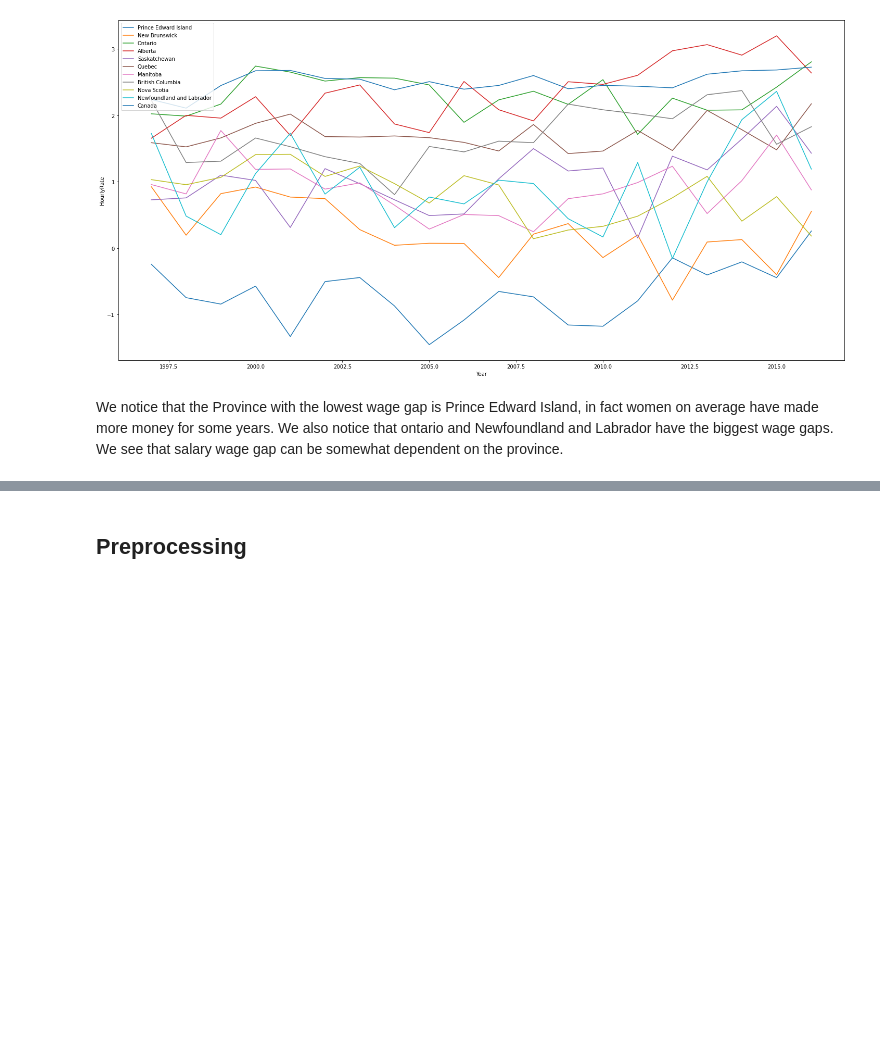
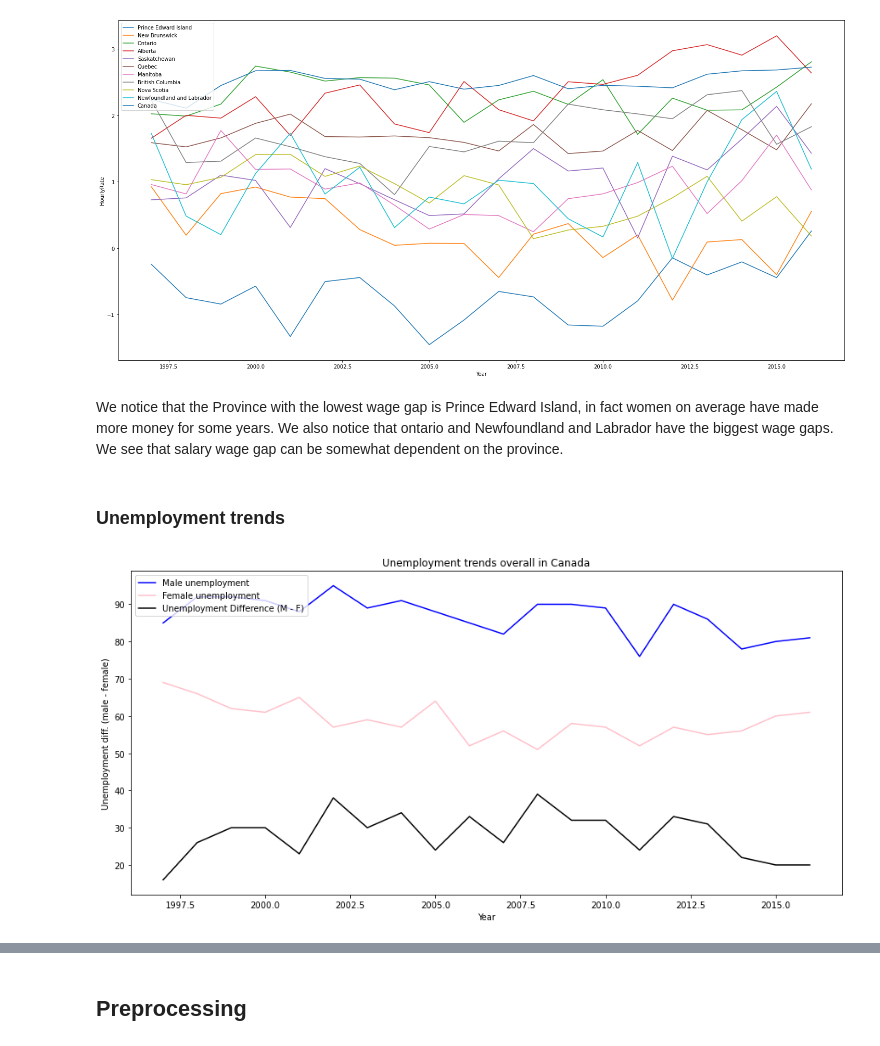
Before and after one commit to cuatro444/Canadian-Wages-Hackathon, a Jupyter notebook: CanadianWages.ipynb, the cells around one changed output, grey strips where cells are left out. Drawn from its saved outputs; the diff is of its cells as text; code cells hidden in the pictures; blank space fills up the shorter version.

Commit message:
Unemployment trends analysis

```diff
--- a/CanadianWages.ipynb
+++ b/CanadianWages.ipynb
@@ -329,3 +245,5 @@ plt.show()
 [figure]
 # %% [markdown]
 We notice that the Province with the lowest wage gap is Prince Edward Island, in fact women on average have made more money for some years. We also notice that ontario and Newfoundland and Labrador have the biggest wage gaps. We see that salary wage gap can be somewhat dependent on the province.
+# %% [markdown]
+### Unemployment trends
@@ -331,0 +254,32 @@ We notice that the Province with the lowest wage gap is Prince Edward Island, in
+# %%
+# Go through the years and observe the difference
+plt.figure(figsize = (15, 7))
+
+years = list(range(1997,2017))
+male_unemply = []
+fem_unemply = []
+difference = []
+for year in years:
+
+    # Find the mean for each
+    male_unemployed = dfUnemployed_maleProv[dfUnemployed_maleProv['Year'] == year].shape[0]
+    female_unemployed = dfUnemployed_femaleProv[dfUnemployed_femaleProv['Year'] == year].shape[0]
+
+    diff = male_unemployed - female_unemployed
+
+    # Look at the diferences
+    male_unemply.append(male_unemployed)
+    fem_unemply.append(female_unemployed)
+    difference.append(diff)
+
+# plot the data
+plt.plot(years, male_unemply, label="Male unemployment", c="blue")
+plt.plot(years, fem_unemply, label="Female unemployment", c="pink")
+plt.plot(years, difference, label="Unemployment Difference (M - F)", c="black")
+plt.xlabel("Year")
+plt.ylabel("Unemployment diff. (male - female)")
+plt.title("Unemployment trends overall in Canada")
+plt.legend(loc = 'upper left')
+plt.show()
+# %% [output]
+[figure, added]
```
Also changed, not shown: parts of 13 cells of this notebook.
